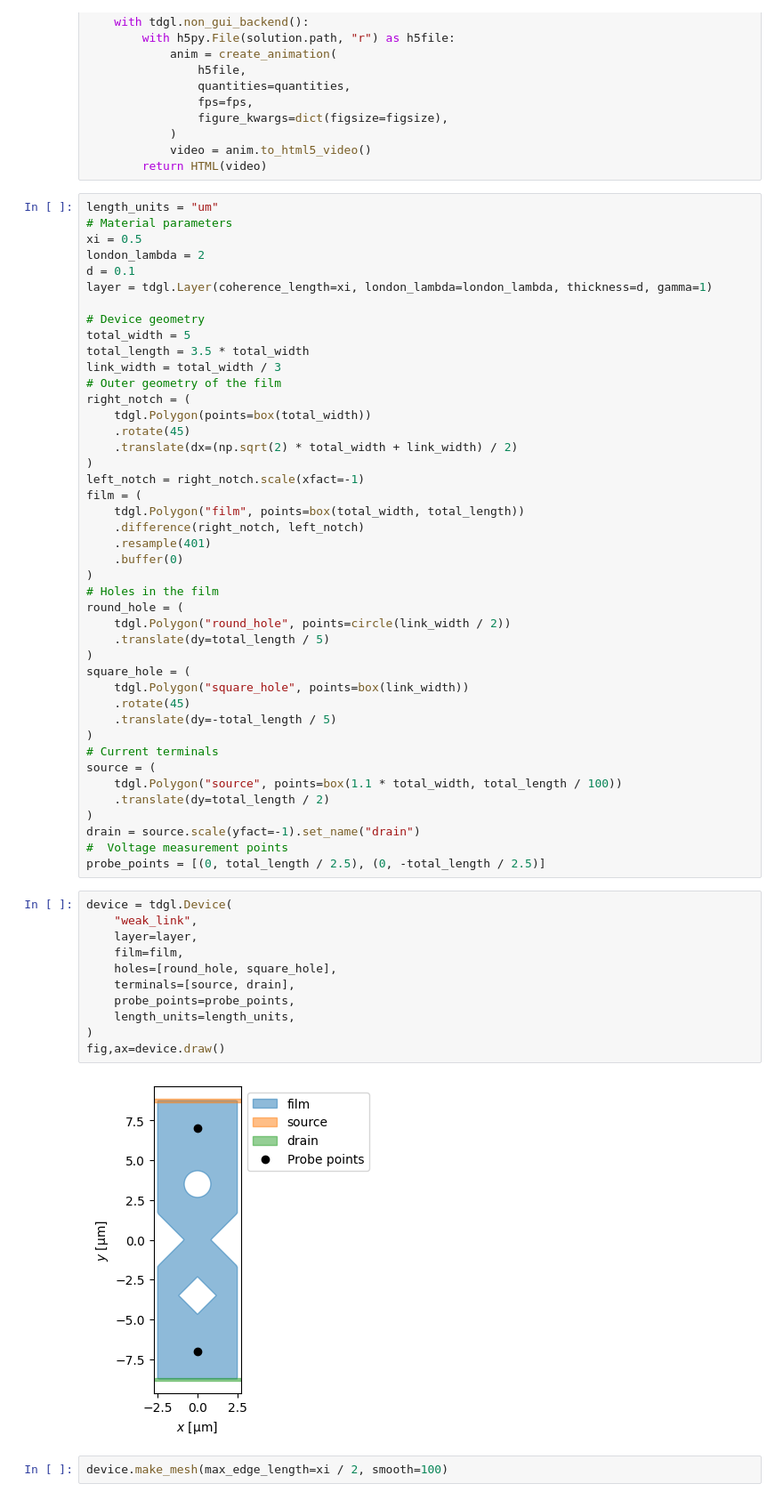
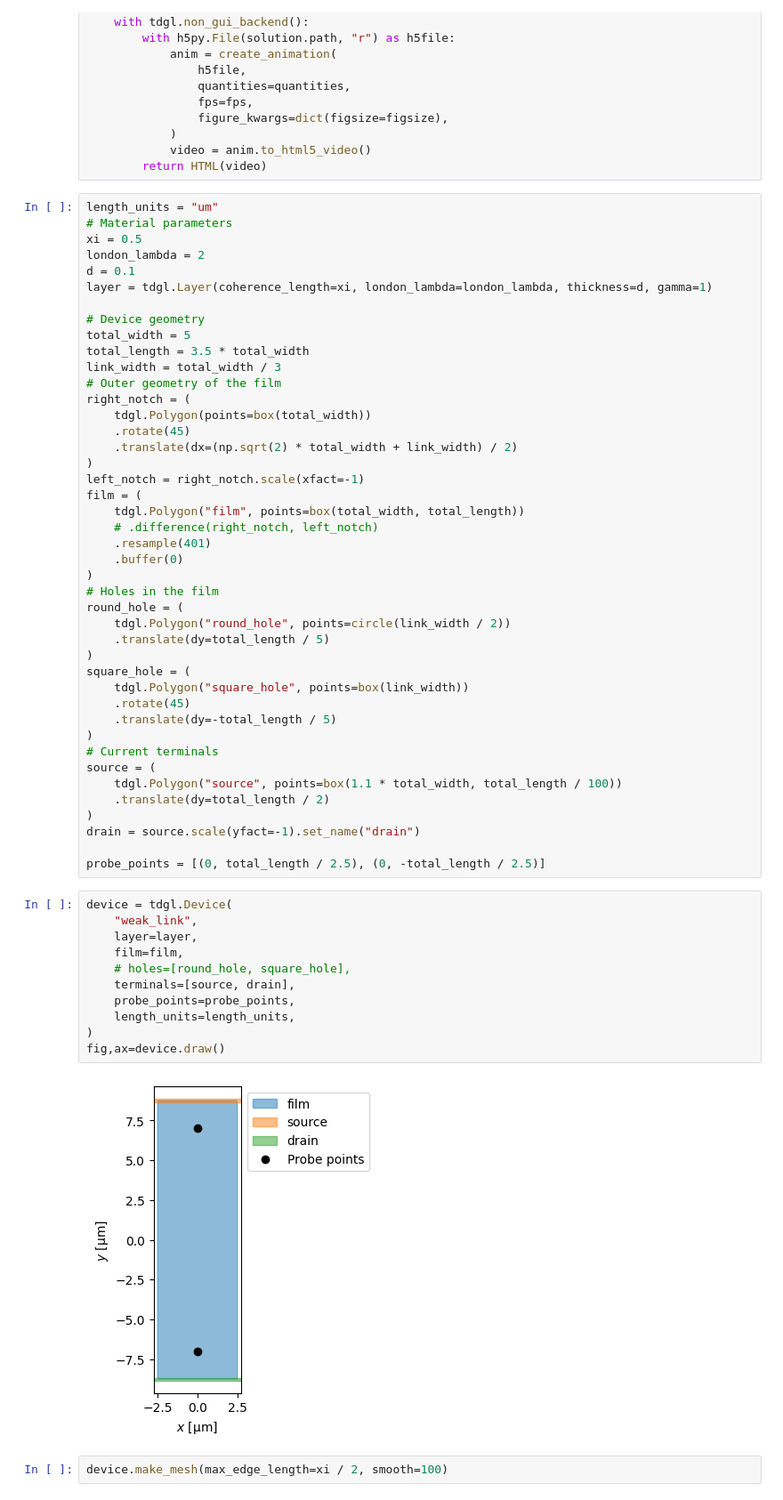
Before and after one commit to nick0413/TDGL_simulation, a Jupyter notebook: main.ipynb, the cells around one changed output. Shown at 89% size. Drawn from its saved outputs; the diff is of its cells as text.

```diff
--- a/main.ipynb
+++ b/main.ipynb
@@ -62,7 +62,7 @@ right_notch = (
 left_notch = right_notch.scale(xfact=-1)
 film = (
     tdgl.Polygon("film", points=box(total_width, total_length))
-    .difference(right_notch, left_notch)
+    # .difference(right_notch, left_notch)
     .resample(401)
     .buffer(0)
 )
@@ -82,21 +82,21 @@ source = (
     .translate(dy=total_length / 2)
 )
 drain = source.scale(yfact=-1).set_name("drain")
-#  Voltage measurement points
+
 probe_points = [(0, total_length / 2.5), (0, -total_length / 2.5)]
 # %%
 device = tdgl.Device(
     "weak_link",
     layer=layer,
     film=film,
-    holes=[round_hole, square_hole],
+    # holes=[round_hole, square_hole],
     terminals=[source, drain],
     probe_points=probe_points,
     length_units=length_units,
 )
 fig,ax=device.draw()
 # %% [output]
-[figure, old version]
+[figure, new version]
 # %%
 device.make_mesh(max_edge_length=xi / 2, smooth=100)
 # %%
```
Also changed, not shown: parts of 14 cells of this notebook, 1 other file.
